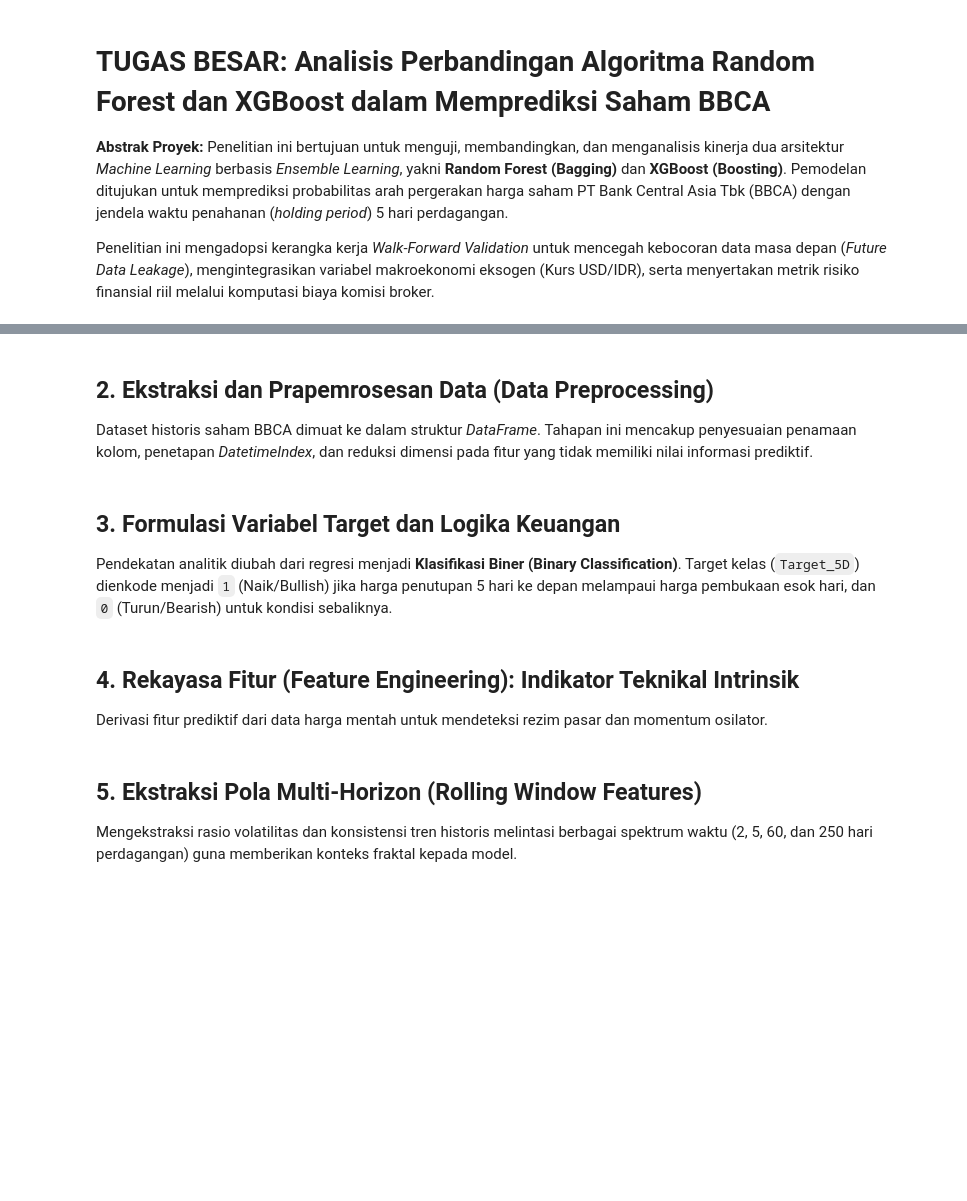
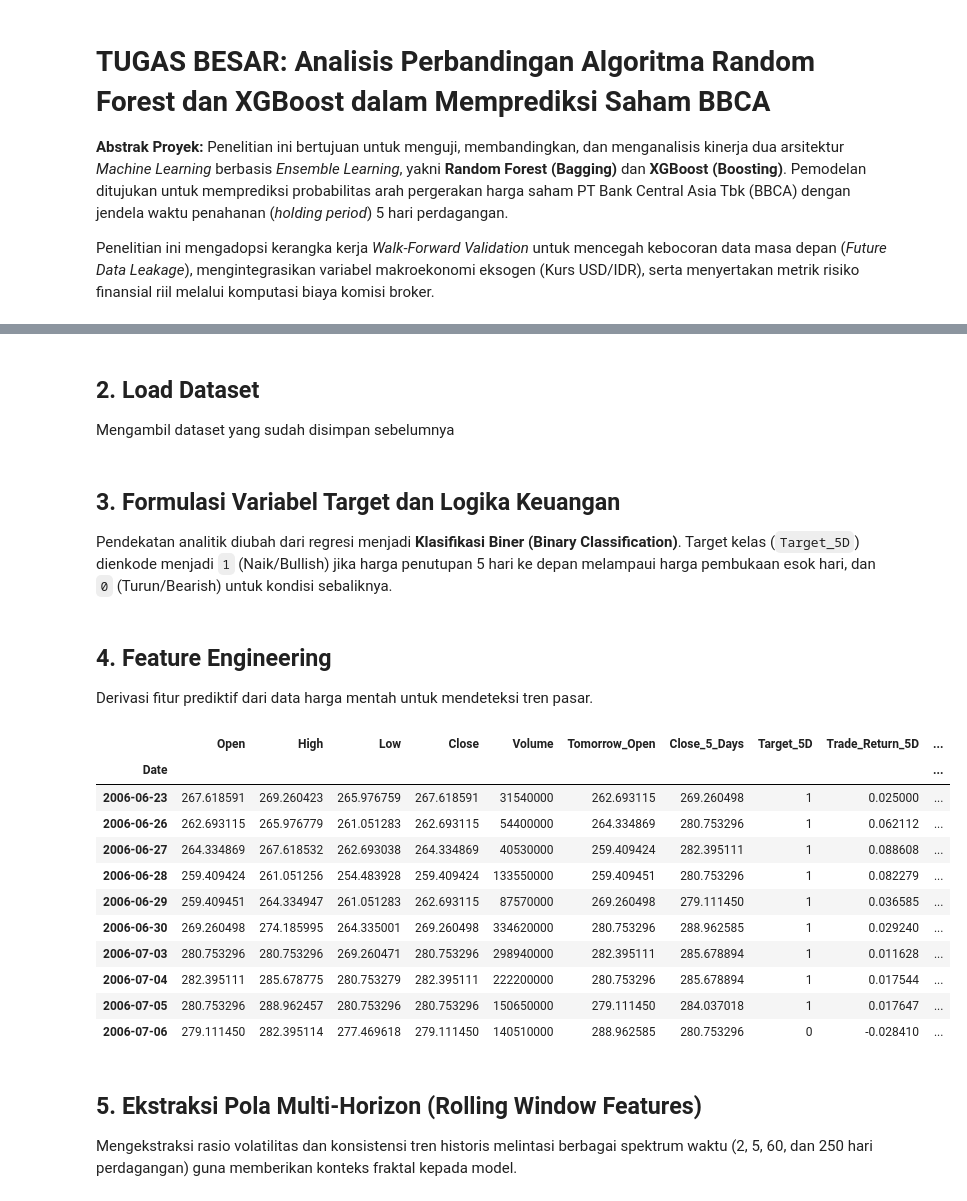
Before and after one commit to IhdalFahroni/Tubes-Machine-Learning, a Jupyter notebook: 20y_robust.ipynb, the cells around one changed output, grey strips where cells are left out. Saved outputs shown, nothing was run; the diff lists cells and outputs as text; code cells hidden in the pictures; blank space fills up the shorter version.

```diff
--- a/20y_robust.ipynb
+++ b/20y_robust.ipynb
@@ -25,8 +25,8 @@ warnings.filterwarnings('ignore')
 sns.set_theme(style="whitegrid", palette="muted")
 plt.rcParams.update({'font.size': 12, 'figure.dpi': 120})
 # %% [markdown]
-## 2. Ekstraksi dan Prapemrosesan Data (Data Preprocessing)
-Dataset historis saham BBCA dimuat ke dalam struktur *DataFrame*. Tahapan ini mencakup penyesuaian penamaan kolom, penetapan *DatetimeIndex*, dan reduksi dimensi pada fitur yang tidak memiliki nilai informasi prediktif.
+## 2. Load Dataset
+Mengambil dataset yang sudah disimpan sebelumnya
 # %%
 bbca = pd.read_csv("bbca_20years.csv", index_col=0, parse_dates=True)
 if bbca.index.tz is not None:
@@ -42,26 +42,41 @@ bbca["Target_5D"] = (bbca["Close_5_Days"] > bbca["Tomorrow_Open"]).astype(int)
 
 bbca["Trade_Return_5D"] = (bbca["Close_5_Days"] / bbca["Tomorrow_Open"]) - 1
 # %% [markdown]
-## 4. Rekayasa Fitur (Feature Engineering): Indikator Teknikal Intrinsik
-Derivasi fitur prediktif dari data harga mentah untuk mendeteksi rezim pasar dan momentum osilator.
+## 4. Feature Engineering
+Derivasi fitur prediktif dari data harga mentah untuk mendeteksi tren pasar.
 # %%
 # 4.1 Simple Moving Average (SMA) untuk deteksi Tren
 bbca["MA50"] = bbca["Close"].rolling(window=50).mean()
 bbca["MA200"] = bbca["Close"].rolling(window=200).mean()
 bbca["MA_Trend"] = (bbca["MA50"] > bbca["MA200"]).astype(int)
 bbca["Cross_Signal"] = bbca["MA_Trend"].diff()
 
-# 4.2 Relative Strength Index (RSI 14) untuk deteksi Overbought/Oversold
+# 4.2 Relative Strength Index (RSI 14) untuk deteksi Overbought/Oversold selama 14 hari
 delta = bbca["Close"].diff()
 up = delta.clip(lower=0)
 down = -1 * delta.clip(upper=0)
 ema_up = up.ewm(com=13, adjust=False).mean()
 ema_down = down.ewm(com=13, adjust=False).mean()
 rs = ema_up / ema_down
 bbca["RSI_14"] = 100 - (100 / (1 + rs))
 
 # Riwayat arah pergerakan harian sebagai basis komputasi rolling window
 bbca["Target_1D_History"] = (bbca["Close"].shift(-1) > bbca["Open"].shift(-1)).astype(int)
+
+bbca.head(10)
+# %% [output]
+|  | Open | High | Low | Close | Volume | Tomorrow_Open | Close_5_Days | Target_5D | Trade_Return_5D | ... |
+| Date |  |  |  |  |  |  |  |  |  | ... |
+| 2006-06-23 | 267.618591 | 269.260423 | 265.976759 | 267.618591 | 31540000 | 262.693115 | 269.260498 | 1 | 0.025000 | ... |
+| 2006-06-26 | 262.693115 | 265.976779 | 261.051283 | 262.693115 | 54400000 | 264.334869 | 280.753296 | 1 | 0.062112 | ... |
+| 2006-06-27 | 264.334869 | 267.618532 | 262.693038 | 264.334869 | 40530000 | 259.409424 | 282.395111 | 1 | 0.088608 | ... |
+| 2006-06-28 | 259.409424 | 261.051256 | 254.483928 | 259.409424 | 133550000 | 259.409451 | 280.753296 | 1 | 0.082279 | ... |
+| 2006-06-29 | 259.409451 | 264.334947 | 261.051283 | 262.693115 | 87570000 | 269.260498 | 279.111450 | 1 | 0.036585 | ... |
+| 2006-06-30 | 269.260498 | 274.185995 | 264.335001 | 269.260498 | 334620000 | 280.753296 | 288.962585 | 1 | 0.029240 | ... |
+| 2006-07-03 | 280.753296 | 280.753296 | 269.260471 | 280.753296 | 298940000 | 282.395111 | 285.678894 | 1 | 0.011628 | ... |
+| 2006-07-04 | 282.395111 | 285.678775 | 280.753279 | 282.395111 | 222200000 | 280.753296 | 285.678894 | 1 | 0.017544 | ... |
+| 2006-07-05 | 280.753296 | 288.962457 | 280.753296 | 280.753296 | 150650000 | 279.111450 | 284.037018 | 1 | 0.017647 | ... |
+| 2006-07-06 | 279.111450 | 282.395114 | 277.469618 | 279.111450 | 140510000 | 288.962585 | 280.753296 | 0 | -0.028410 | ... |
 # %% [markdown]
 ## 5. Ekstraksi Pola Multi-Horizon (Rolling Window Features)
 Mengekstraksi rasio volatilitas dan konsistensi tren historis melintasi berbagai spektrum waktu (2, 5, 60, dan 250 hari perdagangan) guna memberikan konteks fraktal kepada model.
```
Also changed, not shown: parts of 10 cells of this notebook, 5 other files.
